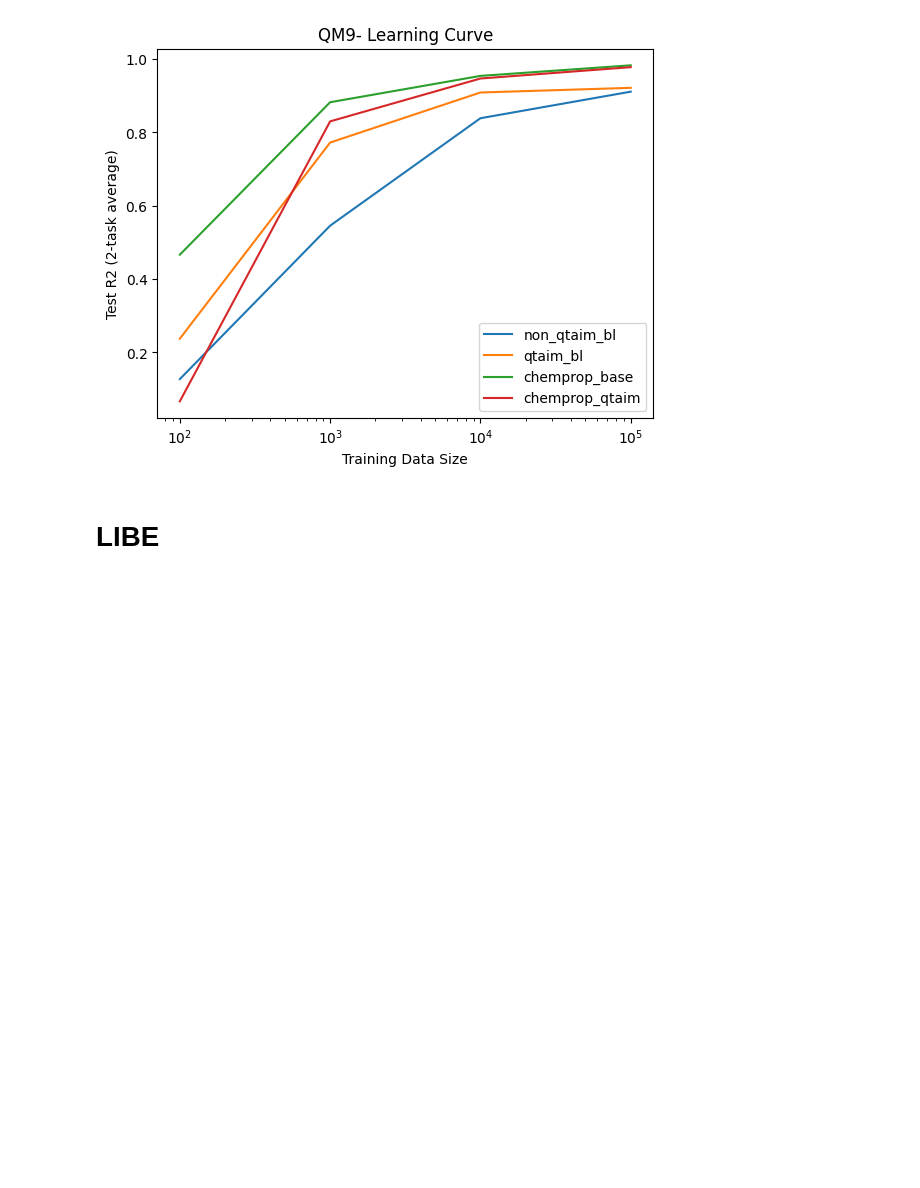
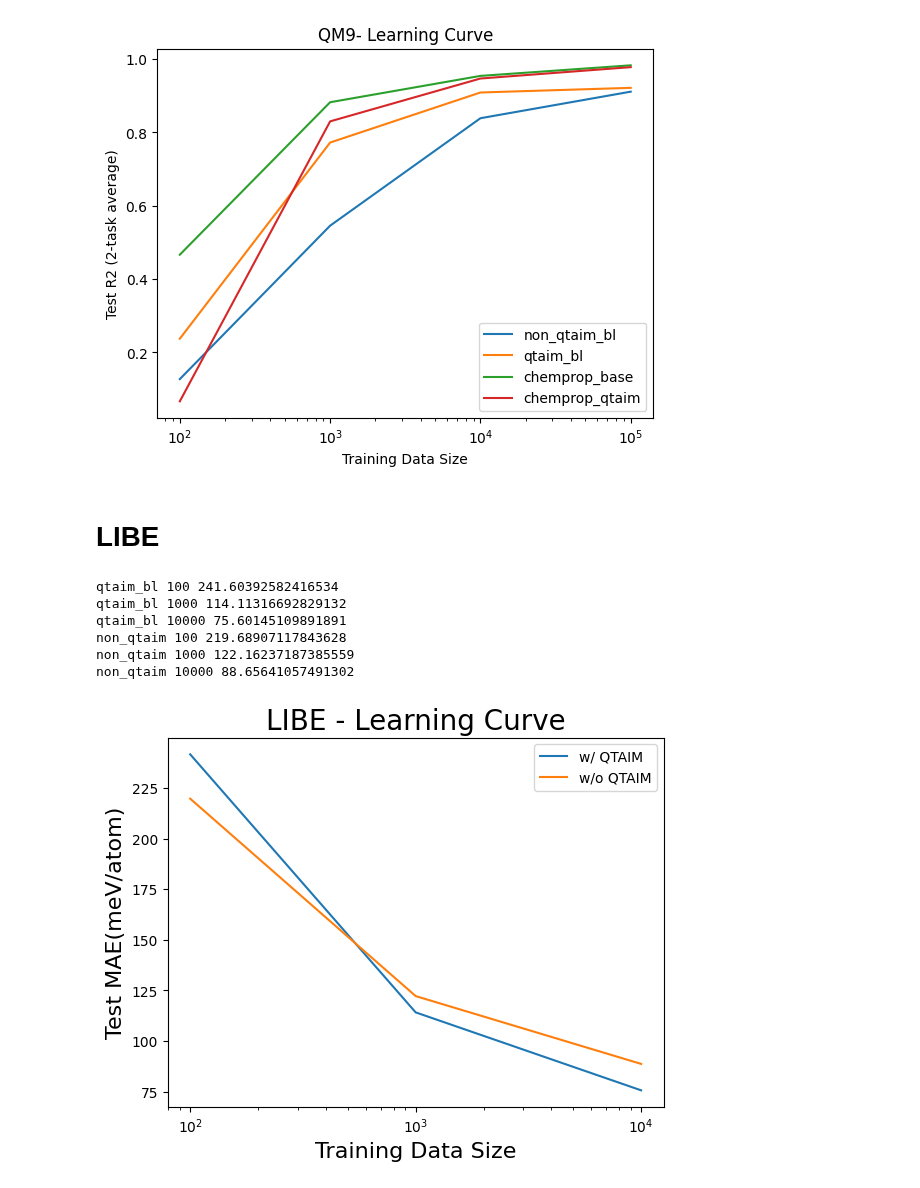
Before and after one commit to santi921/qtaim_embed, a Jupyter notebook: qtaim_embed/scripts/notebooks/graph_level/learning_experiments_0125.ipynb, the cells around one changed output. Saved outputs shown, nothing was run; the diff lists cells and outputs as text; code cells hidden in the pictures; blank space fills up the shorter version.

```diff
--- a/qtaim_embed/scripts/notebooks/graph_level/learning_experiments_0125.ipynb
+++ b/qtaim_embed/scripts/notebooks/graph_level/learning_experiments_0125.ipynb
@@ -485,3 +484,51 @@ plt.close()
 [figure]
 # %% [markdown]
 # LIBE
+# %%
+libe_results = (
+    "../../../../data/saved_models/final_set/libe_instrinsic/libe_learning_results_dict.json"
+)
+libe_results = json.load(open(libe_results, "r"))
+# %%
+partitions = ["qtaim_bl", "non_qtaim"]
+data_sizes = [100, 1000, 10000]
+
+# iterate through partitions and sizes then plot
+for part in partitions:
+    temp_mae = []
+    temp_ewt = []
+    for size in data_sizes:
+        temp_mae.append(
+            np.array(libe_results[part + "_" + str(size)]["mean_mae_per_atom"]).mean() * 1000
+        )
+
+        print(part, size, temp_mae[-1])
+    # plot with some smoothing
+    x = np.array(data_sizes)
+    y = np.array(temp_mae)
+
+    if part == "qtaim_bl":
+        part_label = "w/ QTAIM"
+    elif part == "non_qtaim":
+        part_label = "w/o QTAIM"
+    plt.plot(x, y, label=part_label)
+
+# log scale x
+plt.xscale("log")
+plt.title("LIBE - Learning Curve", fontsize=20)
+plt.xlabel("Training Data Size", fontsize=16)
+plt.ylabel("Test MAE(meV/atom)", fontsize=16)
+plt.legend()
+# increase dpi
+plt.savefig("libe_learning_curve_mae.png", dpi=300)
+
+plt.show()
+plt.close()
+# %% [output]
+qtaim_bl 100 241.60392582416534
+qtaim_bl 1000 114.11316692829132
+qtaim_bl 10000 75.60145109891891
+non_qtaim 100 219.68907117843628
+non_qtaim 1000 122.16237187385559
+non_qtaim 10000 88.65641057491302
+[figure, added]
```
Also changed, not shown: parts of 7 cells of this notebook, 19 other files.
